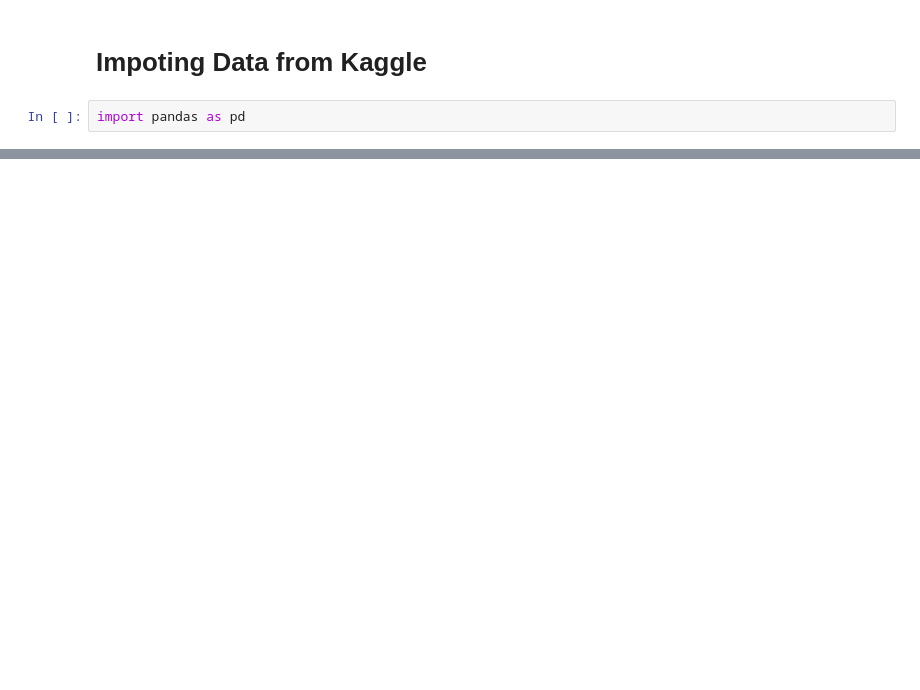
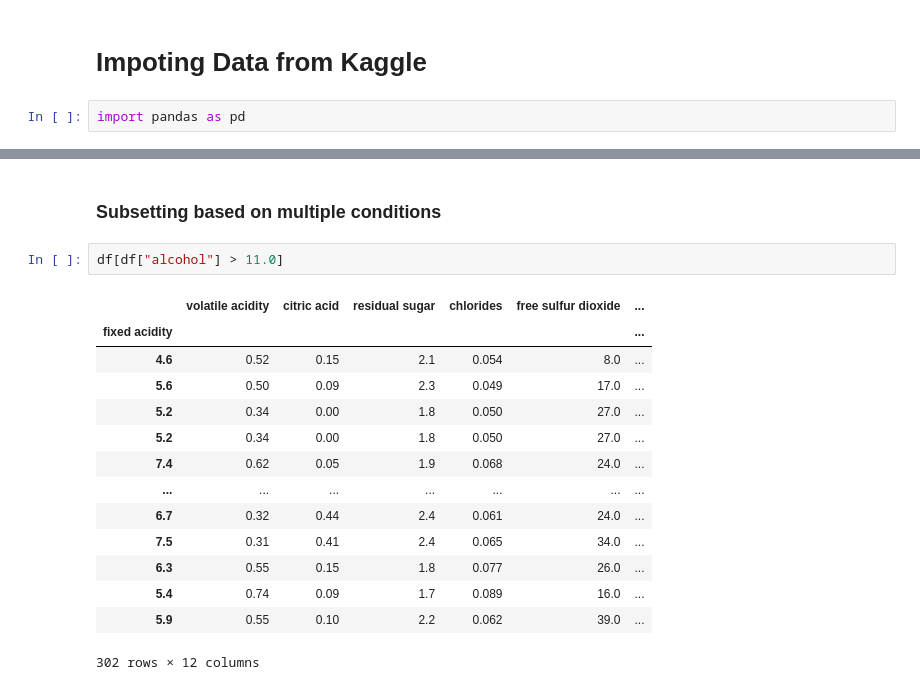
Before and after one commit to elenem-demo/UCDPA_EleneM, a Jupyter notebook: WineQuality.ipynb, the cells around one changed output, grey strips where cells are left out. Cells and saved outputs as stored; diff of their text form; blank space fills up the shorter version.

```diff
--- a/WineQuality.ipynb
+++ b/WineQuality.ipynb
@@ -68,0 +45,19 @@ data.describe()
+# %% [markdown]
+### Subsetting based on multiple conditions
+# %%
+df[df["alcohol"] > 11.0]
+# %% [output]
+|  | volatile acidity | citric acid | residual sugar | chlorides | free sulfur dioxide | ... |
+| fixed acidity |  |  |  |  |  | ... |
+| 4.6 | 0.52 | 0.15 | 2.1 | 0.054 | 8.0 | ... |
+| 5.6 | 0.50 | 0.09 | 2.3 | 0.049 | 17.0 | ... |
+| 5.2 | 0.34 | 0.00 | 1.8 | 0.050 | 27.0 | ... |
+| 5.2 | 0.34 | 0.00 | 1.8 | 0.050 | 27.0 | ... |
+| 7.4 | 0.62 | 0.05 | 1.9 | 0.068 | 24.0 | ... |
+| ... | ... | ... | ... | ... | ... | ... |
+| 6.7 | 0.32 | 0.44 | 2.4 | 0.061 | 24.0 | ... |
+| 7.5 | 0.31 | 0.41 | 2.4 | 0.065 | 34.0 | ... |
+| 6.3 | 0.55 | 0.15 | 1.8 | 0.077 | 26.0 | ... |
+| 5.4 | 0.74 | 0.09 | 1.7 | 0.089 | 16.0 | ... |
+| 5.9 | 0.55 | 0.10 | 2.2 | 0.062 | 39.0 | ... |
+302 rows × 12 columns
```
Also changed, not shown: parts of 20 cells of this notebook.
